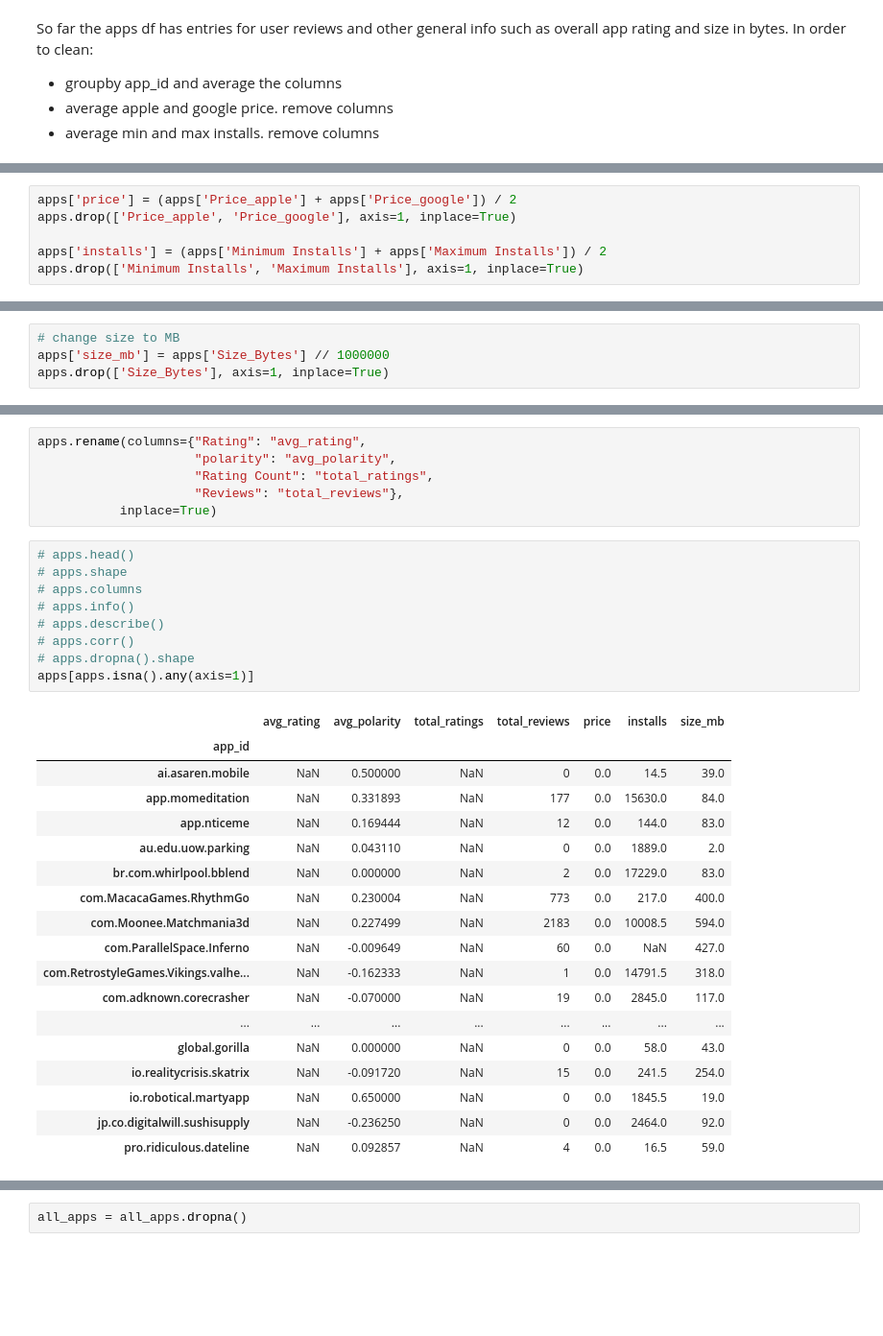
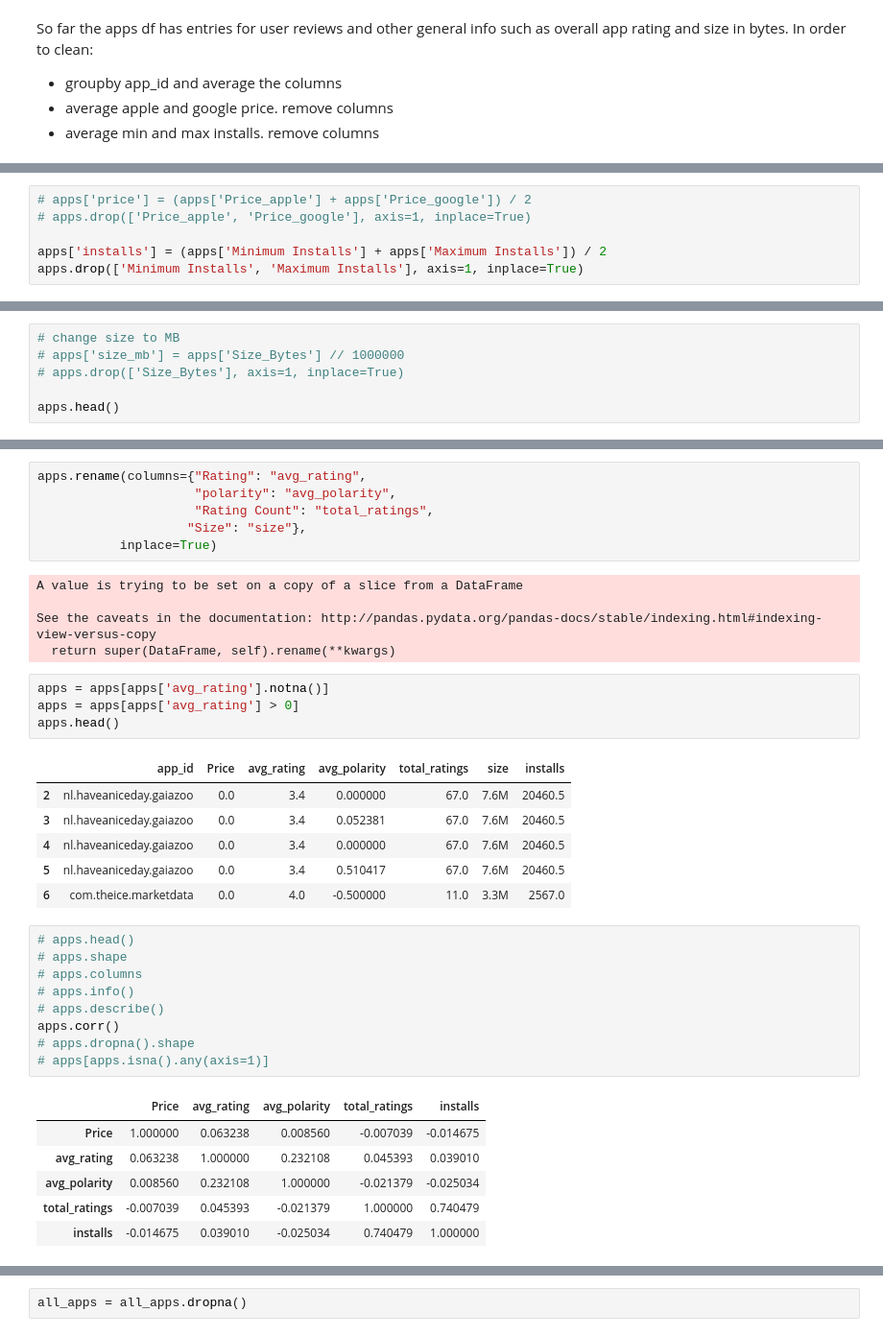
Before and after one commit to Superocker50/CMPT-353-Final-Project, a Jupyter notebook: machine-learning.ipynb, the cells around one changed output, grey strips where cells are left out. Shown at 96% size. Cells and saved outputs as stored; diff of their text form; blank space fills up the shorter version.

```diff
--- a/machine-learning.ipynb
+++ b/machine-learning.ipynb
@@ -122,6 +110,6 @@ apps.head(10)
 # %%
-apps['price'] = (apps['Price_apple'] + apps['Price_google']) / 2
-apps.drop(['Price_apple', 'Price_google'], axis=1, inplace=True)
+# apps['price'] = (apps['Price_apple'] + apps['Price_google']) / 2
+# apps.drop(['Price_apple', 'Price_google'], axis=1, inplace=True)
 
 apps['installs'] = (apps['Minimum Installs'] + apps['Maximum Installs']) / 2
 apps.drop(['Minimum Installs', 'Maximum Installs'], axis=1, inplace=True)
@@ -128,4 +126,6 @@ apps.drop(['Minimum Installs', 'Maximum Installs'], axis=1, inplace=True)
 # %%
 # change size to MB
-apps['size_mb'] = apps['Size_Bytes'] // 1000000
-apps.drop(['Size_Bytes'], axis=1, inplace=True)
+# apps['size_mb'] = apps['Size_Bytes'] // 1000000
+# apps.drop(['Size_Bytes'], axis=1, inplace=True)
+
+apps.head()
@@ -133,35 +140,39 @@ apps.drop(['Size_Bytes'], axis=1, inplace=True)
 apps.rename(columns={"Rating": "avg_rating",
                      "polarity": "avg_polarity",
                      "Rating Count": "total_ratings",
-                     "Reviews": "total_reviews"},
+                    "Size": "size"},
            inplace=True)
+# %% [output]
+A value is trying to be set on a copy of a slice from a DataFrame
+
+See the caveats in the documentation: http://pandas.pydata.org/pandas-docs/stable/indexing.html#indexing-view-versus-copy
+  return super(DataFrame, self).rename(**kwargs)
+# %%
+apps = apps[apps['avg_rating'].notna()]
+apps = apps[apps['avg_rating'] > 0]
+apps.head()
+# %% [output]
+|  | app_id | Price | avg_rating | avg_polarity | total_ratings | size | installs |
+| 2 | nl.haveaniceday.gaiazoo | 0.0 | 3.4 | 0.000000 | 67.0 | 7.6M | 20460.5 |
+| 3 | nl.haveaniceday.gaiazoo | 0.0 | 3.4 | 0.052381 | 67.0 | 7.6M | 20460.5 |
+| 4 | nl.haveaniceday.gaiazoo | 0.0 | 3.4 | 0.000000 | 67.0 | 7.6M | 20460.5 |
+| 5 | nl.haveaniceday.gaiazoo | 0.0 | 3.4 | 0.510417 | 67.0 | 7.6M | 20460.5 |
+| 6 | com.theice.marketdata | 0.0 | 4.0 | -0.500000 | 11.0 | 3.3M | 2567.0 |
 # %%
 # apps.head()
 # apps.shape
 # apps.columns
 # apps.info()
 # apps.describe()
-# apps.corr()
+apps.corr()
 # apps.dropna().shape
-apps[apps.isna().any(axis=1)]
+# apps[apps.isna().any(axis=1)]
 # %% [output]
-|  | avg_rating | avg_polarity | total_ratings | total_reviews | price | installs | size_mb |
-| app_id |  |  |  |  |  |  |  |
-| ai.asaren.mobile | NaN | 0.500000 | NaN | 0 | 0.0 | 14.5 | 39.0 |
-| app.momeditation | NaN | 0.331893 | NaN | 177 | 0.0 | 15630.0 | 84.0 |
-| app.nticeme | NaN | 0.169444 | NaN | 12 | 0.0 | 144.0 | 83.0 |
-| au.edu.uow.parking | NaN | 0.043110 | NaN | 0 | 0.0 | 1889.0 | 2.0 |
-| br.com.whirlpool.bblend | NaN | 0.000000 | NaN | 2 | 0.0 | 17229.0 | 83.0 |
-| com.MacacaGames.RhythmGo | NaN | 0.230004 | NaN | 773 | 0.0 | 217.0 | 400.0 |
-| com.Moonee.Matchmania3d | NaN | 0.227499 | NaN | 2183 | 0.0 | 10008.5 | 594.0 |
-| com.ParallelSpace.Inferno | NaN | -0.009649 | NaN | 60 | 0.0 | NaN | 427.0 |
-| com.RetrostyleGames.Vikings.valhe... | NaN | -0.162333 | NaN | 1 | 0.0 | 14791.5 | 318.0 |
-| com.adknown.corecrasher | NaN | -0.070000 | NaN | 19 | 0.0 | 2845.0 | 117.0 |
-| ... | ... | ... | ... | ... | ... | ... | ... |
-| global.gorilla | NaN | 0.000000 | NaN | 0 | 0.0 | 58.0 | 43.0 |
-| io.realitycrisis.skatrix | NaN | -0.091720 | NaN | 15 | 0.0 | 241.5 | 254.0 |
-| io.robotical.martyapp | NaN | 0.650000 | NaN | 0 | 0.0 | 1845.5 | 19.0 |
-| jp.co.digitalwill.sushisupply | NaN | -0.236250 | NaN | 0 | 0.0 | 2464.0 | 92.0 |
-| pro.ridiculous.dateline | NaN | 0.092857 | NaN | 4 | 0.0 | 16.5 | 59.0 |
+|  | Price | avg_rating | avg_polarity | total_ratings | installs |
+| Price | 1.000000 | 0.063238 | 0.008560 | -0.007039 | -0.014675 |
+| avg_rating | 0.063238 | 1.000000 | 0.232108 | 0.045393 | 0.039010 |
+| avg_polarity | 0.008560 | 0.232108 | 1.000000 | -0.021379 | -0.025034 |
+| total_ratings | -0.007039 | 0.045393 | -0.021379 | 1.000000 | 0.740479 |
+| installs | -0.014675 | 0.039010 | -0.025034 | 0.740479 | 1.000000 |
 # %%
 f = plt.figure(figsize=(15, 11))
```
Also changed, not shown: parts of 12 cells of this notebook.
